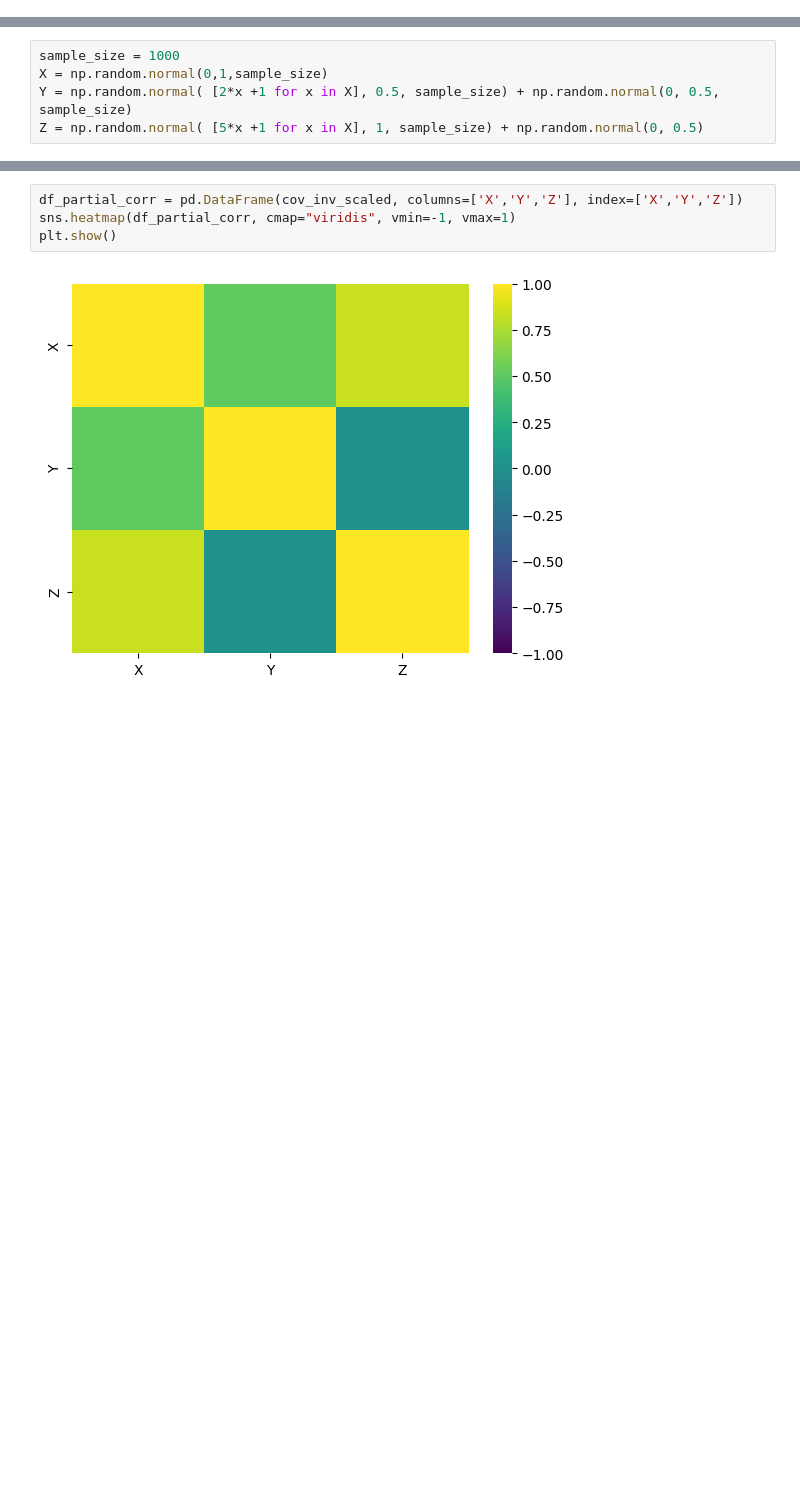
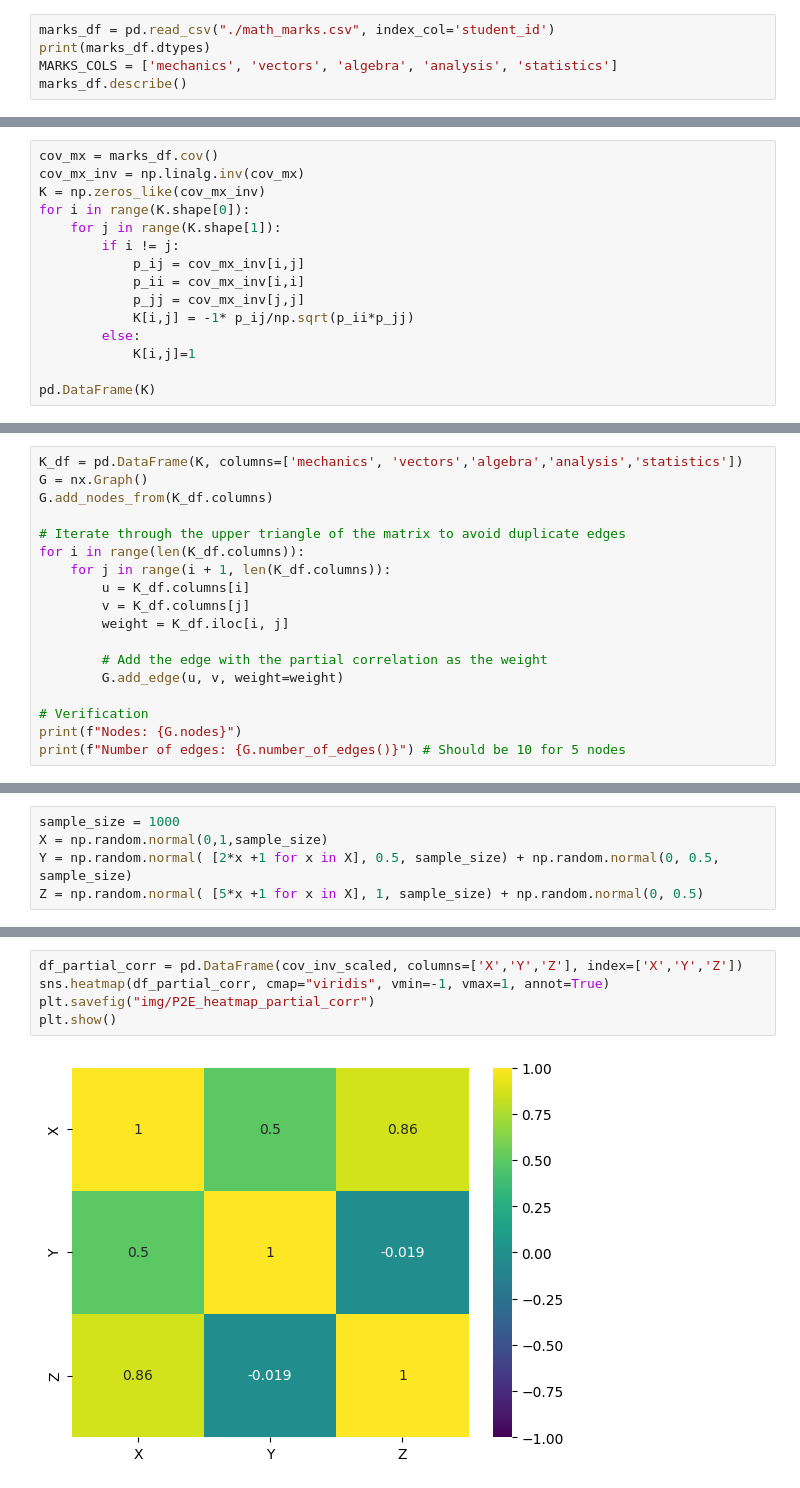
Before and after one commit to gr3ss0/ComplexSystems, a Jupyter notebook: ass2/Ass2_notebook.ipynb, the cells around one changed output, grey strips where cells are left out. Cells and saved outputs as stored; diff of their text form; blank space fills up the shorter version.

```diff
--- a/ass2/Ass2_notebook.ipynb
+++ b/ass2/Ass2_notebook.ipynb
@@ -10,0 +17,5 @@ done
+# %%
+marks_df = pd.read_csv("./math_marks.csv", index_col='student_id')
+print(marks_df.dtypes)
+MARKS_COLS = ['mechanics', 'vectors', 'algebra', 'analysis', 'statistics']
+marks_df.describe()
@@ -10,0 +92,15 @@ done
+# %%
+cov_mx = marks_df.cov()
+cov_mx_inv = np.linalg.inv(cov_mx)
+K = np.zeros_like(cov_mx_inv)
+for i in range(K.shape[0]):
+    for j in range(K.shape[1]):
+        if i != j:
+            p_ij = cov_mx_inv[i,j]
+            p_ii = cov_mx_inv[i,i]
+            p_jj = cov_mx_inv[j,j]
+            K[i,j] = -1* p_ij/np.sqrt(p_ii*p_jj)
+        else:
+            K[i,j]=1
+
+pd.DataFrame(K)
@@ -10,0 +174,18 @@ done
+# %%
+K_df = pd.DataFrame(K, columns=['mechanics', 'vectors','algebra','analysis','statistics'])
+G = nx.Graph()
+G.add_nodes_from(K_df.columns)
+
+# Iterate through the upper triangle of the matrix to avoid duplicate edges
+for i in range(len(K_df.columns)):
+    for j in range(i + 1, len(K_df.columns)):
+        u = K_df.columns[i]
+        v = K_df.columns[j]
+        weight = K_df.iloc[i, j]
+
+        # Add the edge with the partial correlation as the weight
+        G.add_edge(u, v, weight=weight)
+
+# Verification
+print(f"Nodes: {G.nodes}")
+print(f"Number of edges: {G.number_of_edges()}") # Should be 10 for 5 nodes
@@ -83,6 +316,7 @@ Partial correlation when predictor = Z is 0.5093
 # %%
 df_partial_corr = pd.DataFrame(cov_inv_scaled, columns=['X','Y','Z'], index=['X','Y','Z'])
-sns.heatmap(df_partial_corr, cmap="viridis", vmin=-1, vmax=1)
+sns.heatmap(df_partial_corr, cmap="viridis", vmin=-1, vmax=1, annot=True)
+plt.savefig("img/P2E_heatmap_partial_corr")
 plt.show()
 # %% [output]
-[figure, old version]
+[figure, new version]
```
Also changed, not shown: parts of 36 cells of this notebook, 7 other files.
